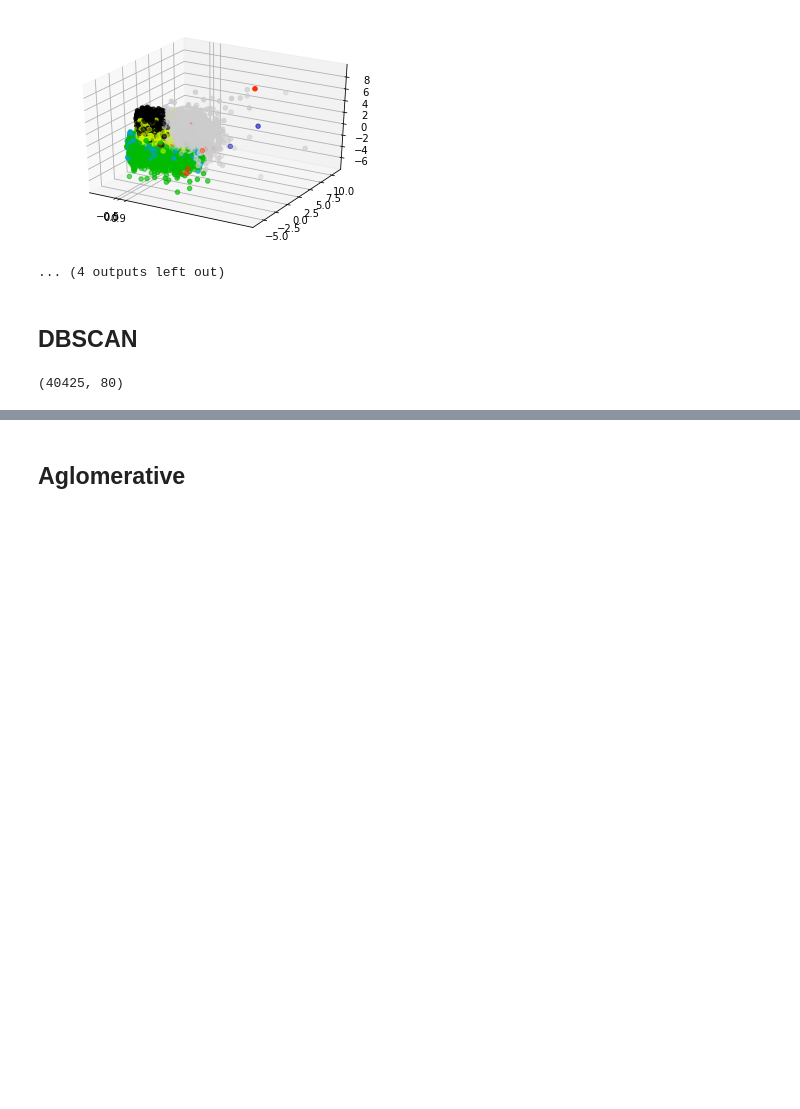
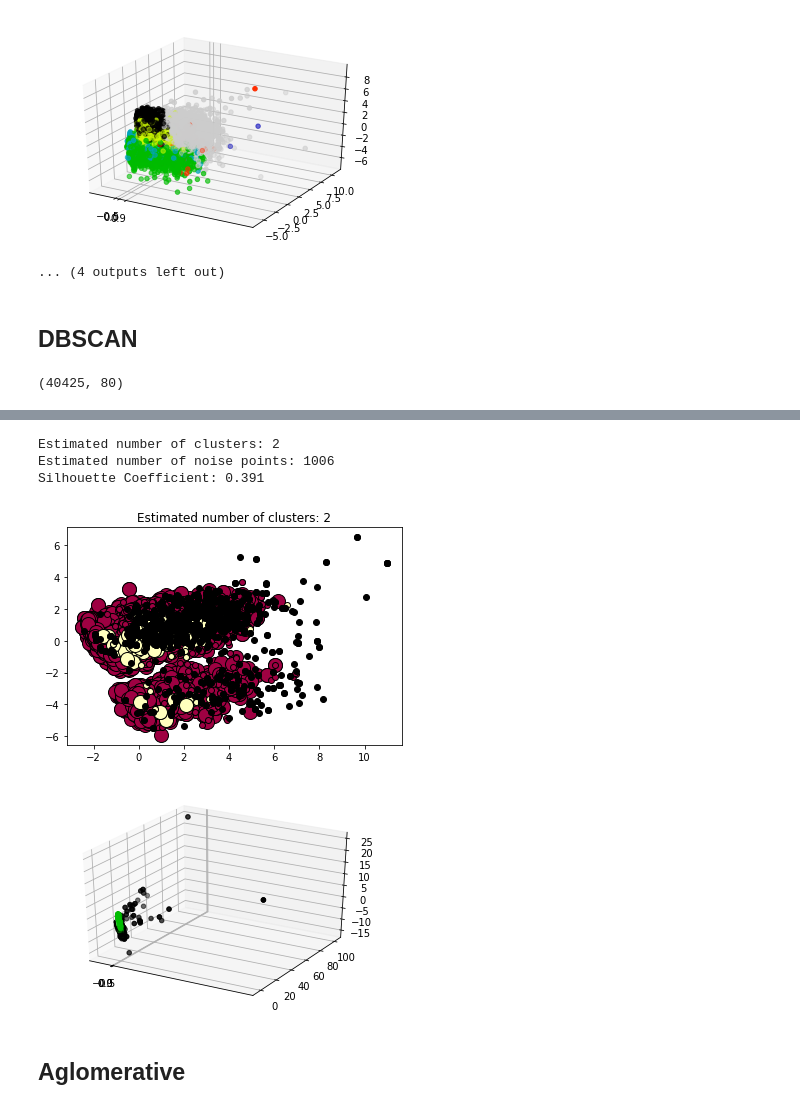
Before and after one commit to IciaCarroBarallobre/AprendizajeNoSupervisado, a Jupyter notebook: Clustering.ipynb, the cells around one changed output, grey strips where cells are left out. Drawn from its saved outputs; the diff is of its cells as text; code cells hidden in the pictures; blank space fills up the shorter version.

```diff
--- a/Clustering.ipynb
+++ b/Clustering.ipynb
@@ -187,42 +189,49 @@ half_X.shape
 # %%
 # #############################################################################
 # Compute DBSCAN
-db = DBSCAN(eps=10, min_samples=100).fit(X)
+db = DBSCAN(eps=10, min_samples=100).fit(half_X)
 core_samples_mask = np.zeros_like(db.labels_, dtype=bool)
 core_samples_mask[db.core_sample_indices_] = True
 
 # Number of clusters in labels, ignoring noise if present.
 n_clusters_ = len(set(db.labels_)) - (1 if -1 in db.labels_ else 0)
 n_noise_ = list(db.labels_).count(-1)
 
 print('Estimated number of clusters: %d' % n_clusters_)
 print('Estimated number of noise points: %d' % n_noise_)
 if n_clusters_>1:
-  print("Silhouette Coefficient: %0.3f"  % silhouette_score(X, db.labels_))
+  print("Silhouette Coefficient: %0.3f"  % silhouette_score(half_X, db.labels_))
 
 # #############################################################################
 # Plot result
 
 # Black removed and is used for noise instead.
 unique_labels = set(db.labels_)
-colors = [plt.cm.Spectral(each)          for each in np.linspace(0, 1, len(unique_labels))]
+colors = [plt.cm.Spectral(each)  for each in np.linspace(0, 1, len(unique_labels))]
 for k, col in zip(unique_labels, colors):
     if k == -1:
         # Black used for noise.
         col = [0, 0, 0, 1]
 
     class_member_mask = (db.labels_ == k)
 
 
-    xy = X[class_member_mask & core_samples_mask]
+    xy = half_X[class_member_mask & core_samples_mask]
     plt.plot(xy[:, 0], xy[:, 1], 'o', markerfacecolor=tuple(col),
              markeredgecolor='k', markersize=14)
 
-    xy = X[class_member_mask & ~core_samples_mask]
+    xy = half_X[class_member_mask & ~core_samples_mask]
     plt.plot(xy[:, 0], xy[:, 1], 'o', markerfacecolor=tuple(col),
              markeredgecolor='k', markersize=6)
 
 plt.title('Estimated number of clusters: %d' % n_clusters_)
 plt.show()
+plot_3D(half_X, db.labels_ )
+# %% [output]
+Estimated number of clusters: 2
+Estimated number of noise points: 1006
+Silhouette Coefficient: 0.391
+[figure, added]
+[figure, added]
 # %% [markdown]
 ## Aglomerative
```
Also changed, not shown: parts of 3 cells of this notebook.
